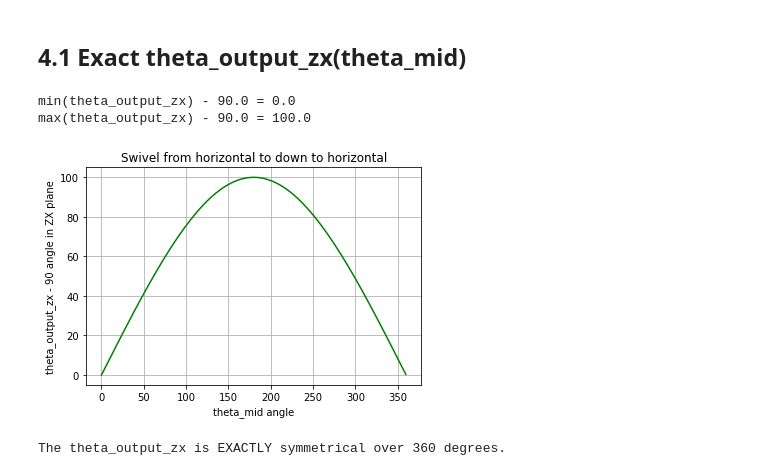
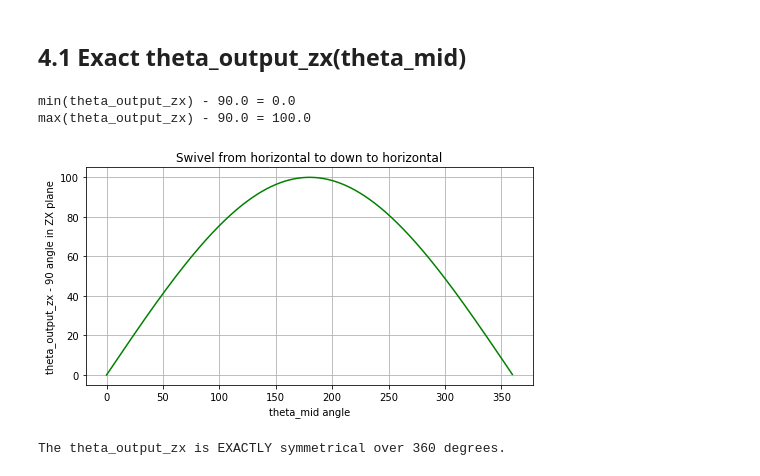
Before and after one commit to erkooi/swivel, a Jupyter notebook: python/swivel.ipynb, the cells around one changed output. Saved outputs shown, nothing was run; the diff lists cells and outputs as text; code cells hidden in the pictures.

```diff
--- a/python/swivel.ipynb
+++ b/python/swivel.ipynb
@@ -375,26 +385,27 @@ approximate_phi_output_yz_as_function_of_theta_mid():
 # %%
 # theta_output_zx angle in ZX plane as function of theta_mid
 # . check symmetry to see if a smaller lookup table is possible to
 #   lookup theta_output_zx from theta_mid --> theta_output_zx is exactly
 #   symmetrical over 0 to 360 around theta_mid = 180
+fig = plt.figure(figsize=(8, 4)) # width, height in inches
 plt.plot(theta_mid_arr, theta_output_zx_arr - theta_output_zx_horizontal, 'g-')
 plt.title('Swivel from horizontal to ' + output_tube_pointing + ' to horizontal')
 plt.xlabel('theta_mid angle')
 plt.ylabel('theta_output_zx - %d angle in ZX plane' % theta_output_zx_horizontal)
 plt.grid()
 # save figure: theta_output_zx(theta_mid)
 filename = os.path.normpath("../Pictures/theta_output_zx_as_function_of_theta_mid.jpg")
 plt.savefig(filename)
 
 # Expect theta_output_zx in ZX plane in range 90 (horizontal) to 90 + 4 * alpha_tile
 print('min(theta_output_zx) - %.1f = %.1f' %
       (theta_output_zx_horizontal, np.min(theta_output_zx_arr) - theta_output_zx_horizontal))
 print('max(theta_output_zx) - %.1f = %.1f' %
       (theta_output_zx_horizontal, np.max(theta_output_zx_arr) - theta_output_zx_horizontal))
 # %% [output]
 min(theta_output_zx) - 90.0 = 0.0
 max(theta_output_zx) - 90.0 = 100.0
-[figure, old version]
+[figure, new version]
 # %%
 # Check symmetry in theta_output_zx_arr for 0 < theta_mid < 360
 flip360_theta_output_zx_arr = np.flip(theta_output_zx_arr)
```
Also changed, not shown: parts of 4 cells of this notebook, 4 other files.
